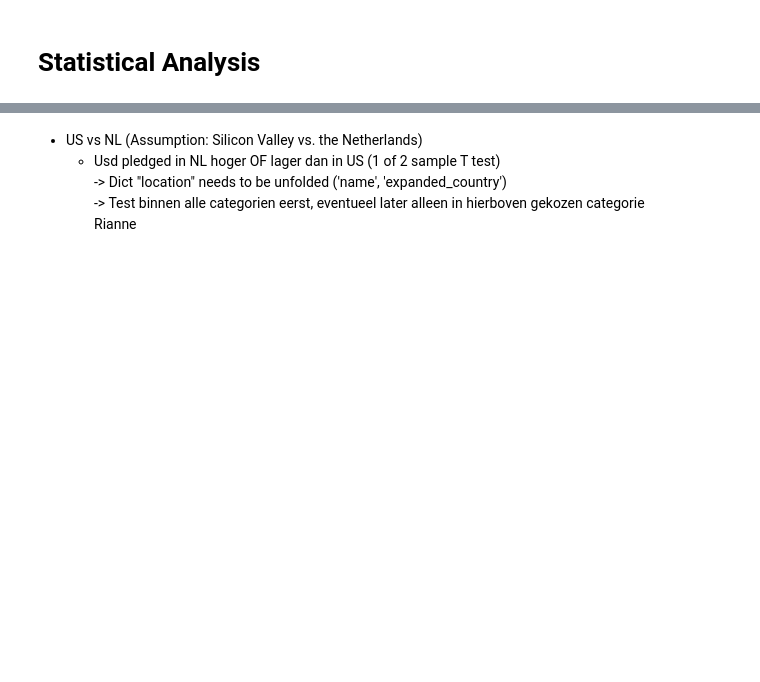
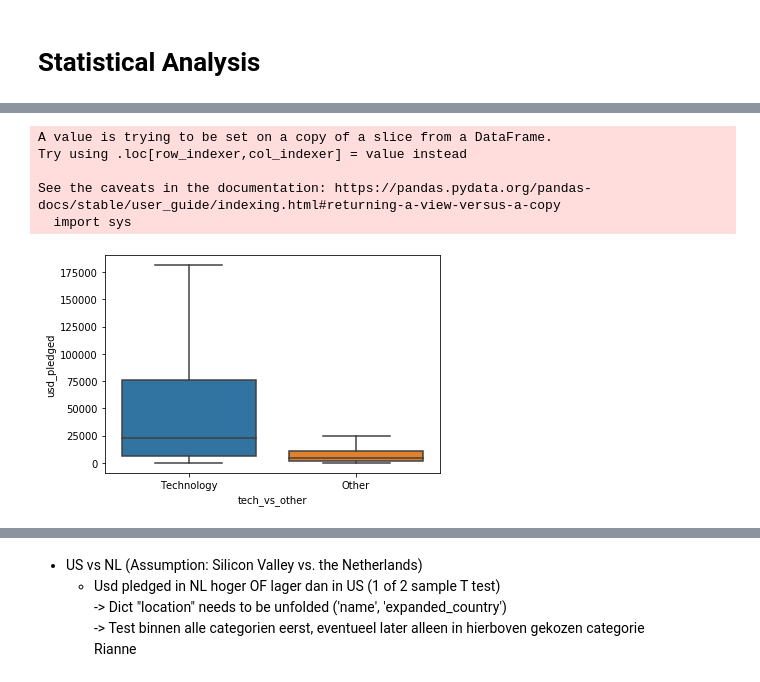
Before and after one commit to Rianne89/Kickstarter_analysis, a Jupyter notebook: Project 4-Kickstarter.ipynb, the cells around one changed output, grey strips where cells are left out. Drawn from its saved outputs; the diff is of its cells as text; code cells hidden in the pictures; blank space fills up the shorter version.

```diff
--- a/Project 4-Kickstarter.ipynb
+++ b/Project 4-Kickstarter.ipynb
@@ -44,8 +44,8 @@ df = pd.read_csv('../Kickstarter_analysis/sep2020.csv', converters={'category':
 df.head()
 
 #Windows
-#df = pd.read_csv('data\\sep2020.csv')
-#df.head()
+df = pd.read_csv('data\\sep2020.csv')
+df.head()
 # %% [output]
 |  | backers_count | blurb | converted_pledged_amount | country | created_at | currency | deadline | fx_rate | ... |
 | 0 | 61 | Support great art! Join us as we ... | 4618 | US | 1579292017 | USD | 1583025192 | 1.0 | ... |
@@ -231,0 +254,16 @@ Elske
+# %%
+#Compute variables to test
+succesful_campaigns = df.loc[df['state'] == 'successful']
+succesful_campaigns_tech = succesful_campaigns.loc[succesful_campaigns['category_parent_name'] == 'Technology']
+succesful_campaigns_other = succesful_campaigns.loc[succesful_campaigns['category_parent_name'] != 'Technology']
+
+#Plot to estimate differences
+succesful_campaigns['tech_vs_other'] = np.where(succesful_campaigns['category_parent_name']=='Technology', 'Technology', 'Other')
+ax = sns.boxplot(x="tech_vs_other", y="usd_pledged", data=succesful_campaigns, order=["Technology", "Other"], showfliers=False)
+# %% [output]
+A value is trying to be set on a copy of a slice from a DataFrame.
+Try using .loc[row_indexer,col_indexer] = value instead
+
+See the caveats in the documentation: https://pandas.pydata.org/pandas-docs/stable/user_guide/indexing.html#returning-a-view-versus-a-copy
+  import sys
+[figure, added]
```
Also changed, not shown: parts of 18 cells of this notebook.
